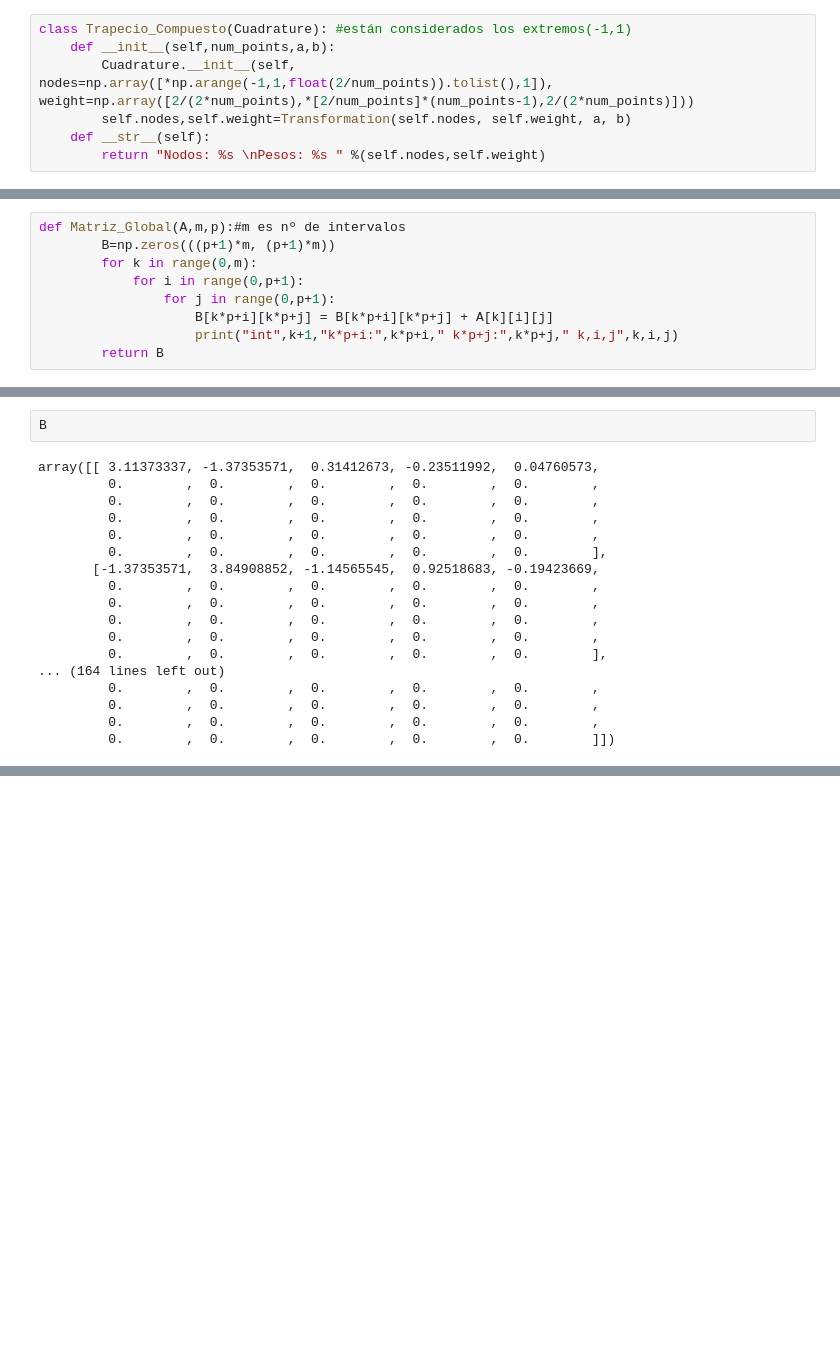
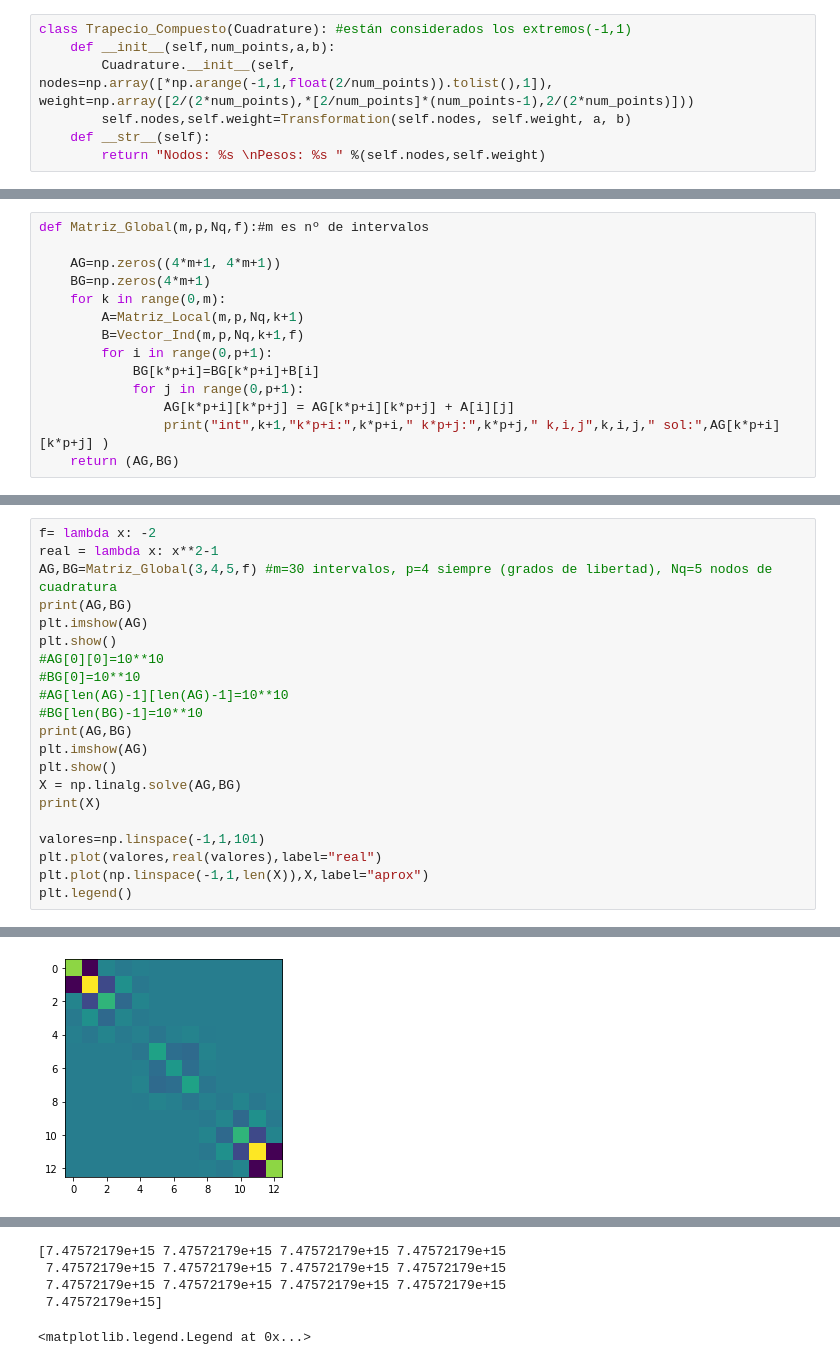
Before and after one commit to D-marina/spectraLib, a Jupyter notebook: Ordenada.ipynb, the cells around one changed output, grey strips where cells are left out. Drawn from its saved outputs; the diff is of its cells as text; blank space fills up the shorter version.

```diff
--- a/Ordenada.ipynb
+++ b/Ordenada.ipynb
@@ -188,9 +184,14 @@ intervalo 3: matriz 5x5 0 0 -> 8 8
 # %%
-def Matriz_Global(A,m,p):#m es nº de intervalos
-        B=np.zeros(((p+1)*m, (p+1)*m))
-        for k in range(0,m):
-            for i in range(0,p+1):
-                for j in range(0,p+1):
-                    B[k*p+i][k*p+j] = B[k*p+i][k*p+j] + A[k][i][j]
-                    print("int",k+1,"k*p+i:",k*p+i," k*p+j:",k*p+j," k,i,j",k,i,j)
-        return B
+def Matriz_Global(m,p,Nq,f):#m es nº de intervalos
+
+    AG=np.zeros((4*m+1, 4*m+1))
+    BG=np.zeros(4*m+1)
+    for k in range(0,m):
+        A=Matriz_Local(m,p,Nq,k+1)
+        B=Vector_Ind(m,p,Nq,k+1,f)
+        for i in range(0,p+1):
+            BG[k*p+i]=BG[k*p+i]+B[i]
+            for j in range(0,p+1):
+                AG[k*p+i][k*p+j] = AG[k*p+i][k*p+j] + A[i][j]
+                print("int",k+1,"k*p+i:",k*p+i," k*p+j:",k*p+j," k,i,j",k,i,j," sol:",AG[k*p+i][k*p+j] )
+    return (AG,BG)
@@ -217,20 +198,22 @@ int 6 k*p+i: 24  k*p+j: 24  k,i,j 5 4 4
-# %%
-B
-# %% [output]
-array([[ 3.11373337, -1.37353571,  0.31412673, -0.23511992,  0.04760573,
-         0.        ,  0.        ,  0.        ,  0.        ,  0.        ,
-         0.        ,  0.        ,  0.        ,  0.        ,  0.        ,
-         0.        ,  0.        ,  0.        ,  0.        ,  0.        ,
-         0.        ,  0.        ,  0.        ,  0.        ,  0.        ,
-         0.        ,  0.        ,  0.        ,  0.        ,  0.        ],
-       [-1.37353571,  3.84908852, -1.14565545,  0.92518683, -0.19423669,
-         0.        ,  0.        ,  0.        ,  0.        ,  0.        ,
-         0.        ,  0.        ,  0.        ,  0.        ,  0.        ,
-         0.        ,  0.        ,  0.        ,  0.        ,  0.        ,
-         0.        ,  0.        ,  0.        ,  0.        ,  0.        ,
-         0.        ,  0.        ,  0.        ,  0.        ,  0.        ],
-... (164 lines left out)
-         0.        ,  0.        ,  0.        ,  0.        ,  0.        ,
-         0.        ,  0.        ,  0.        ,  0.        ,  0.        ,
-         0.        ,  0.        ,  0.        ,  0.        ,  0.        ,
-         0.        ,  0.        ,  0.        ,  0.        ,  0.        ]])
+# %%
+f= lambda x: -2
+real = lambda x: x**2-1
+AG,BG=Matriz_Global(3,4,5,f) #m=30 intervalos, p=4 siempre (grados de libertad), Nq=5 nodos de cuadratura
+print(AG,BG)
+plt.imshow(AG)
+plt.show()
+#AG[0][0]=10**10
+#BG[0]=10**10
+#AG[len(AG)-1][len(AG)-1]=10**10
+#BG[len(BG)-1]=10**10
+print(AG,BG)
+plt.imshow(AG)
+plt.show()
+X = np.linalg.solve(AG,BG)
+print(X)
+
+valores=np.linspace(-1,1,101)
+plt.plot(valores,real(valores),label="real")
+plt.plot(np.linspace(-1,1,len(X)),X,label="aprox")
+plt.legend()
+# %% [output]
@@ -236,0 +237 @@ array([[ 3.11373337, -1.37353571,  0.31412673, -0.23511992,  0.04760573,
+[figure, added]
@@ -236,0 +256,5 @@ array([[ 3.11373337, -1.37353571,  0.31412673, -0.23511992,  0.04760573,
+[7.47572179e+15 7.47572179e+15 7.47572179e+15 7.47572179e+15
+ 7.47572179e+15 7.47572179e+15 7.47572179e+15 7.47572179e+15
+ 7.47572179e+15 7.47572179e+15 7.47572179e+15 7.47572179e+15
+ 7.47572179e+15]
+<matplotlib.legend.Legend at 0x...>
```
Also changed, not shown: parts of 29 cells of this notebook.
